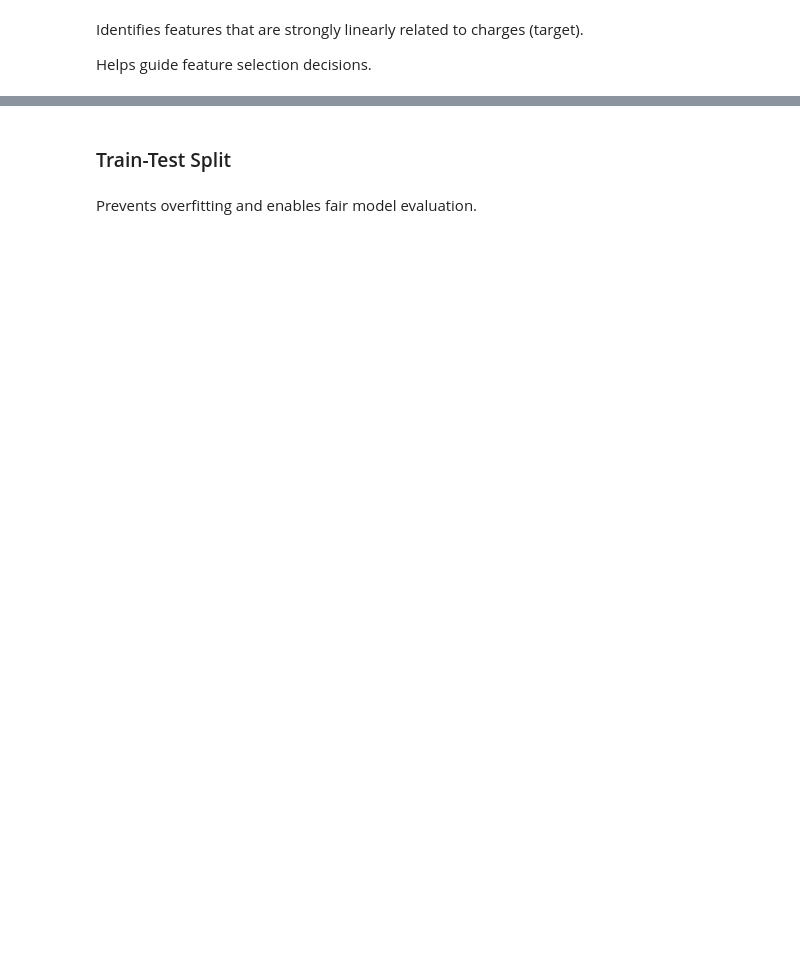
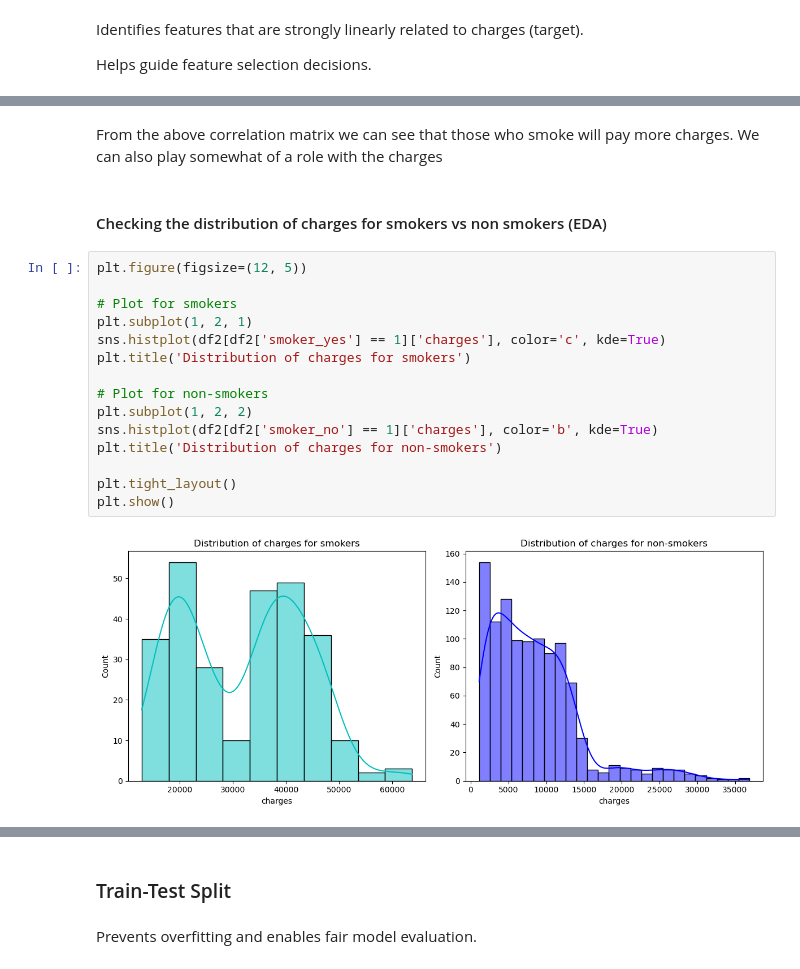
Before and after one commit to TristanGulzar/Medical-Aid-Data-Analysis, a Jupyter notebook: Part1.ipynb, the cells around one changed output, grey strips where cells are left out. Saved outputs shown, nothing was run; the diff lists cells and outputs as text; blank space fills up the shorter version.

```diff
--- a/Part1.ipynb
+++ b/Part1.ipynb
@@ -338,3 +311,24 @@ plt.title("Correlation Heatmap")
 plt.show()
 # %% [output]
 [figure]
+# %% [markdown]
+From the above correlation matrix we can see that those who smoke will pay more charges. We can also play somewhat of a role with the charges
+# %% [markdown]
+#### Checking the distribution of charges for smokers vs non smokers (EDA)
+# %%
+plt.figure(figsize=(12, 5))
+
+# Plot for smokers
+plt.subplot(1, 2, 1)
+sns.histplot(df2[df2['smoker_yes'] == 1]['charges'], color='c', kde=True)
+plt.title('Distribution of charges for smokers')
+
+# Plot for non-smokers
+plt.subplot(1, 2, 2)
+sns.histplot(df2[df2['smoker_no'] == 1]['charges'], color='b', kde=True)
+plt.title('Distribution of charges for non-smokers')
+
+plt.tight_layout()
+plt.show()
+# %% [output]
+[figure, added]
```
Also changed, not shown: parts of 64 cells of this notebook, 2 other files.
